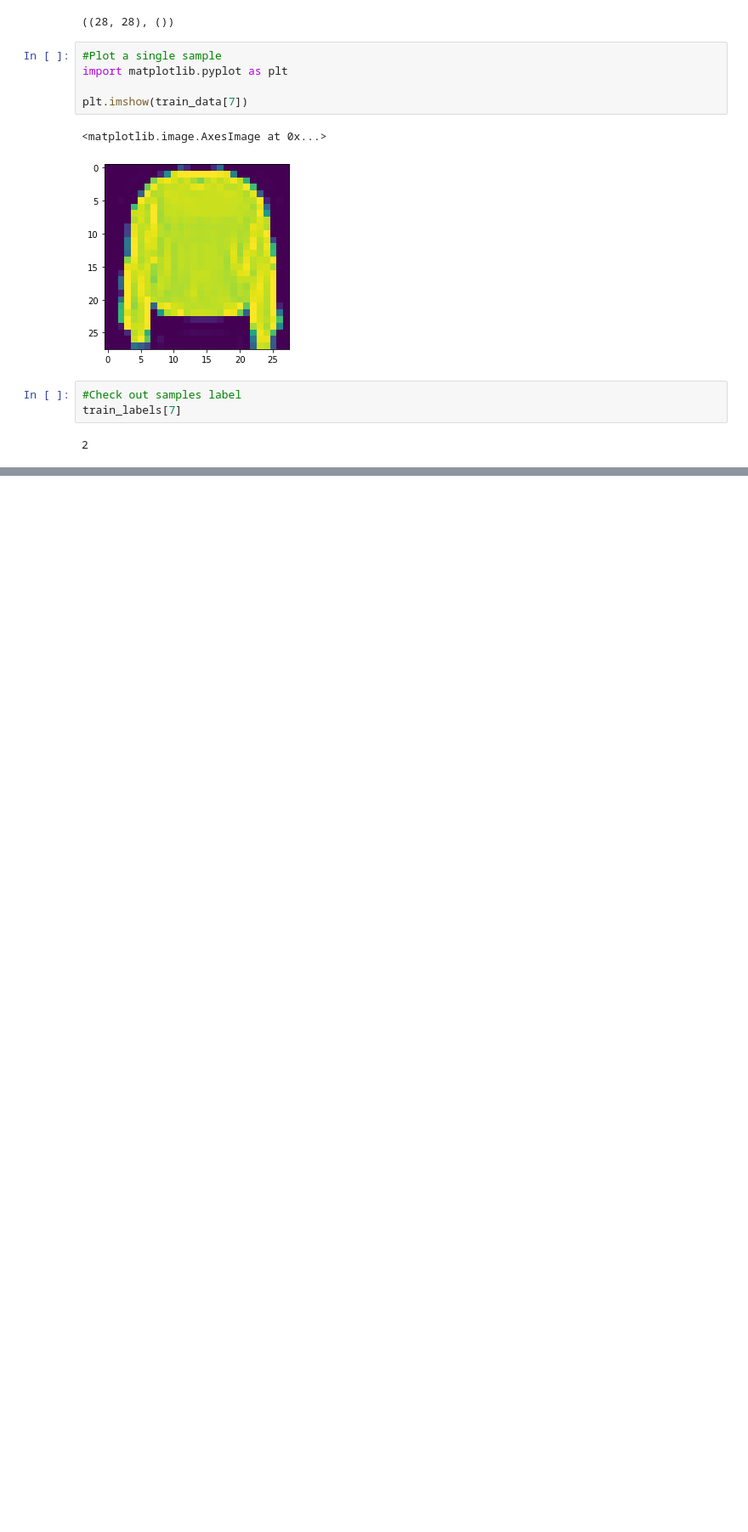
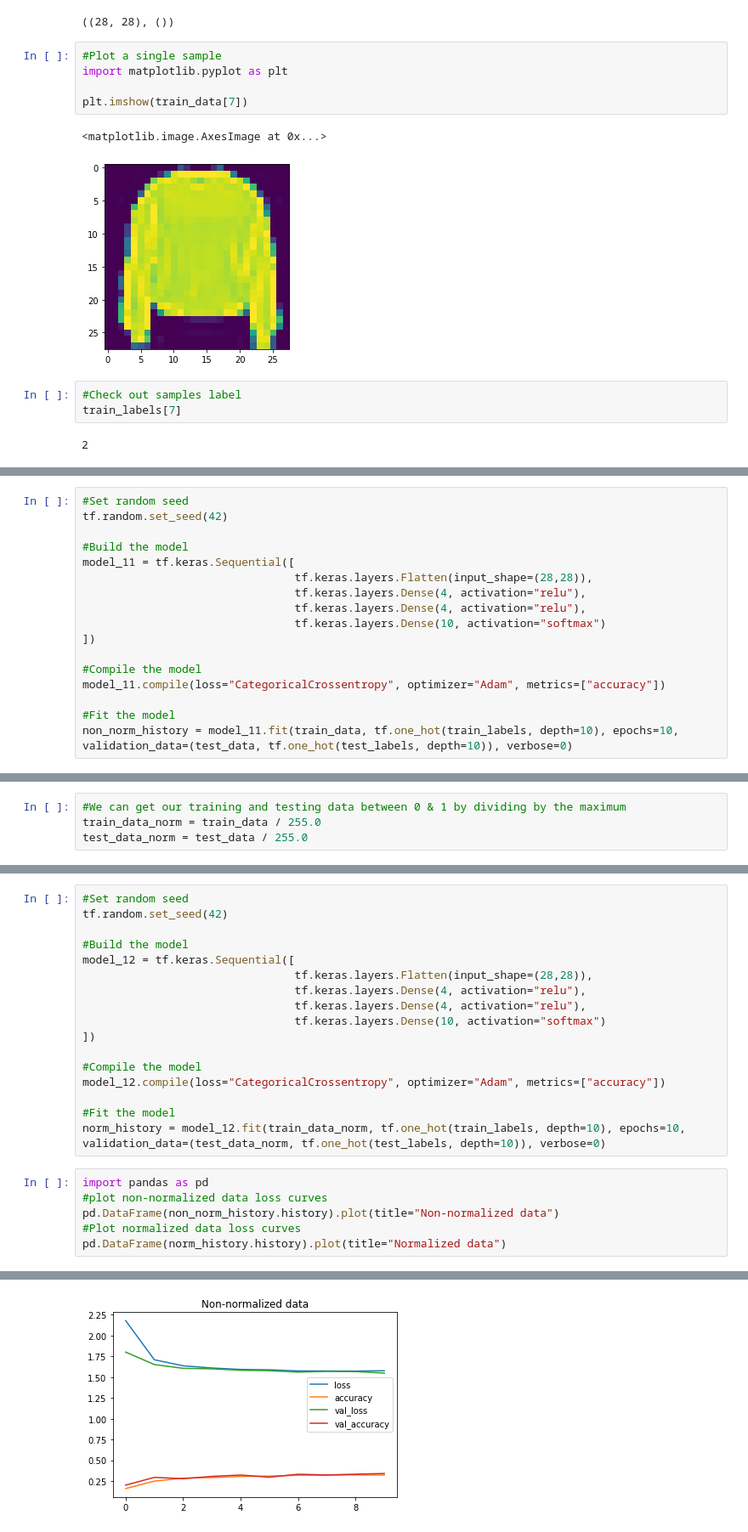
Before and after one commit to schauppi/Udemy_TensorFlow_Developer, a Jupyter notebook: Abschnitt_4_Neural_Network_classification_with_TensorFlow/ 02_neural_network_classification_with_tensorflow.ipynb, the cells around one changed output, grey strips where cells are left out. Shown at 85% size. Drawn from its saved outputs; the diff is of its cells as text; blank space fills up the shorter version.

```diff
--- a/Abschnitt_4_Neural_Network_classification_with_TensorFlow/ 02_neural_network_classification_with_tensorflow.ipynb
+++ b/Abschnitt_4_Neural_Network_classification_with_TensorFlow/ 02_neural_network_classification_with_tensorflow.ipynb
@@ -876,0 +911,17 @@ train_labels[7]
+# %%
+#Set random seed
+tf.random.set_seed(42)
+
+#Build the model
+model_11 = tf.keras.Sequential([
+                                tf.keras.layers.Flatten(input_shape=(28,28)),
+                                tf.keras.layers.Dense(4, activation="relu"),
+                                tf.keras.layers.Dense(4, activation="relu"),
+                                tf.keras.layers.Dense(10, activation="softmax")
+])
+
+#Compile the model
+model_11.compile(loss="CategoricalCrossentropy", optimizer="Adam", metrics=["accuracy"])
+
+#Fit the model
+non_norm_history = model_11.fit(train_data, tf.one_hot(train_labels, depth=10), epochs=10, validation_data=(test_data, tf.one_hot(test_labels, depth=10)), verbose=0)
@@ -876,0 +955,4 @@ train_labels[7]
+# %%
+#We can get our training and testing data between 0 & 1 by dividing by the maximum
+train_data_norm = train_data / 255.0
+test_data_norm = test_data / 255.0
@@ -876,0 +963,24 @@ train_labels[7]
+# %%
+#Set random seed
+tf.random.set_seed(42)
+
+#Build the model
+model_12 = tf.keras.Sequential([
+                                tf.keras.layers.Flatten(input_shape=(28,28)),
+                                tf.keras.layers.Dense(4, activation="relu"),
+                                tf.keras.layers.Dense(4, activation="relu"),
+                                tf.keras.layers.Dense(10, activation="softmax")
+])
+
+#Compile the model
+model_12.compile(loss="CategoricalCrossentropy", optimizer="Adam", metrics=["accuracy"])
+
+#Fit the model
+norm_history = model_12.fit(train_data_norm, tf.one_hot(train_labels, depth=10), epochs=10, validation_data=(test_data_norm, tf.one_hot(test_labels, depth=10)), verbose=0)
+# %%
+import pandas as pd
+#plot non-normalized data loss curves
+pd.DataFrame(non_norm_history.history).plot(title="Non-normalized data")
+#Plot normalized data loss curves
+pd.DataFrame(norm_history.history).plot(title="Normalized data")
+# %% [output]
@@ -876,0 +988 @@ train_labels[7]
+[figure, added]
```
Also changed, not shown: parts of 17 cells of this notebook.
